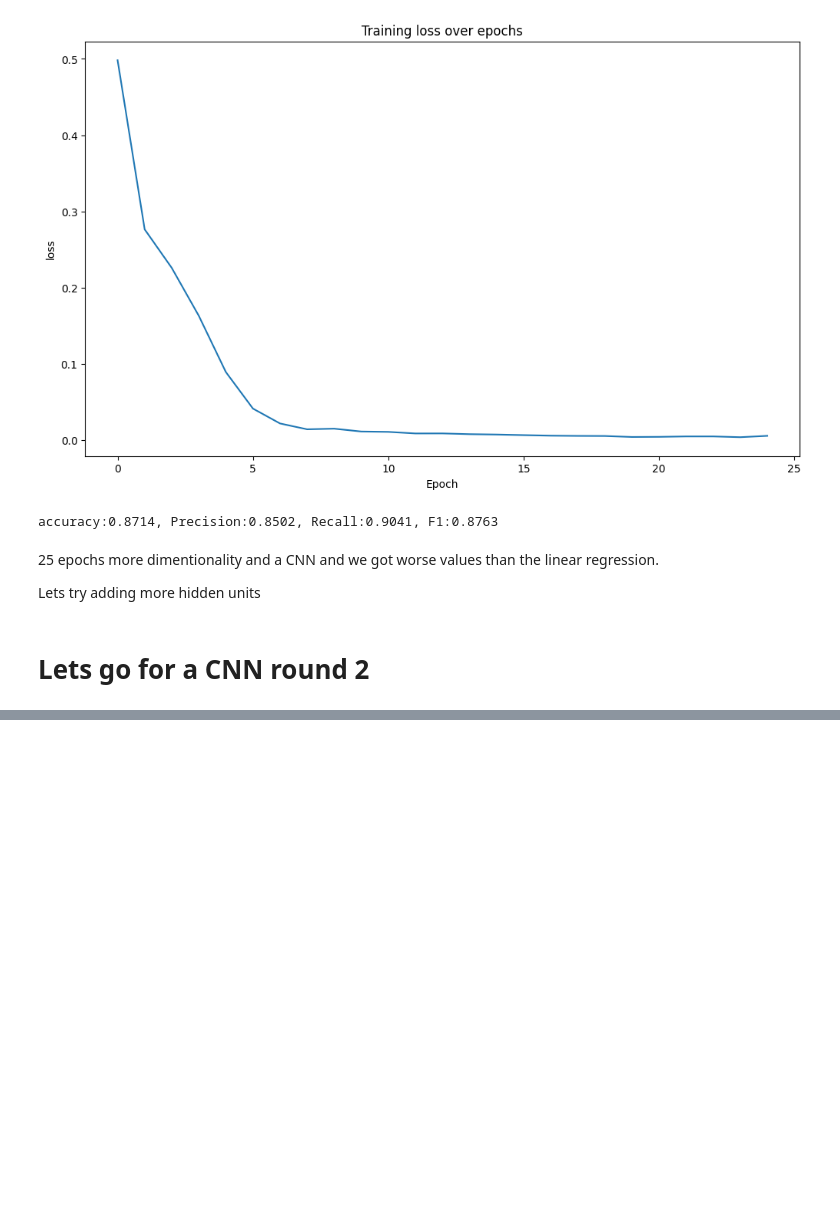
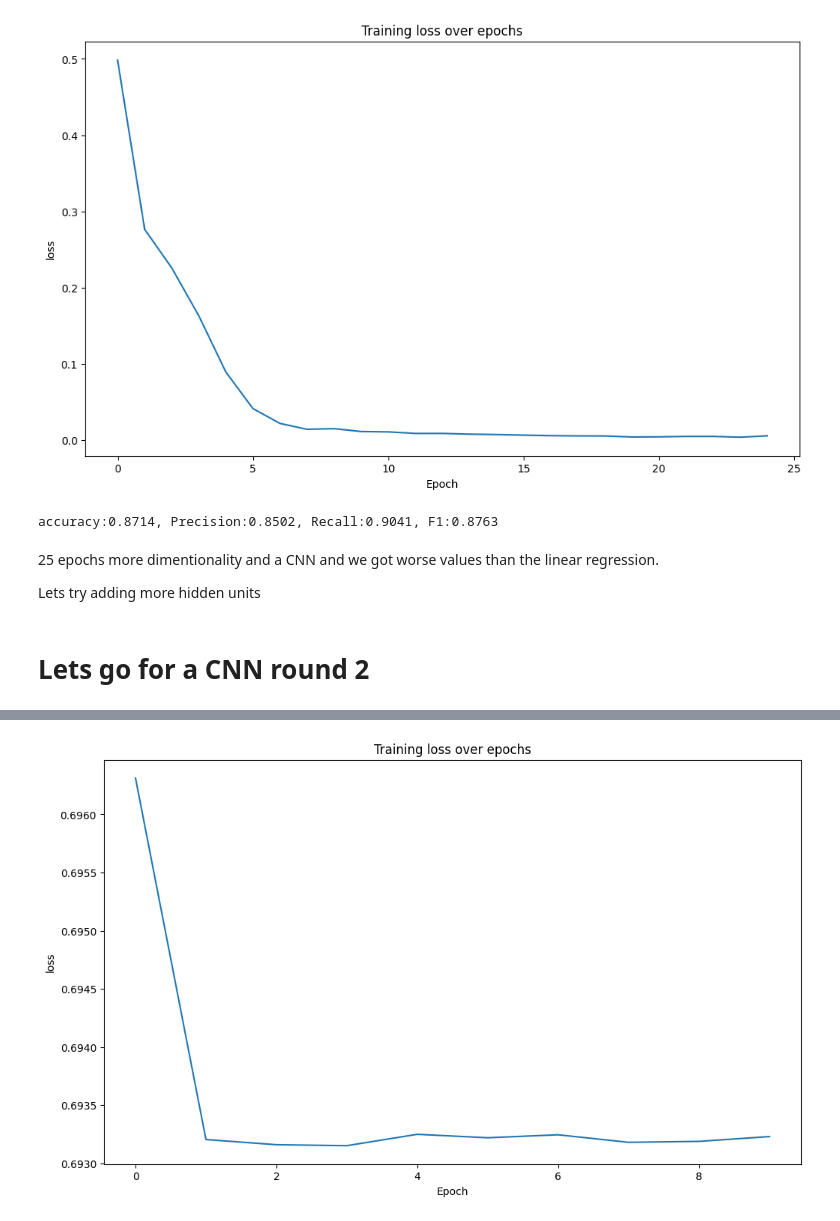
Before and after one commit to jacobrak/NLP_movie_reviews, a Jupyter notebook: IMBD movie review NLP.ipynb, the cells around one changed output, grey strips where cells are left out. Cells and saved outputs as stored; diff of their text form; code cells hidden in the pictures; blank space fills up the shorter version.

```diff
--- a/IMBD movie review NLP.ipynb
+++ b/IMBD movie review NLP.ipynb
@@ -526,9 +526,8 @@ Lets try adding more hidden units
 # %% [markdown]
 # Lets go for a CNN round 2
 # %%
-drop_out_rate = 0.2
 output_shape = 1 # binary 0 , 1
-hiddenunits = 24
+hiddenunits = 20
 input_shape = 10000
 # %%
 vectorizer = TfidfVectorizer(max_features=10000)
@@ -569,7 +568,6 @@ class CNN2(nn.Module):
             nn.Flatten(),
             nn.Linear(self.fc_input_size, 128),
             nn.ReLU(),
-            nn.Dropout(p=drop_out_rate),
             nn.Linear(128, output_shape)
         )
 
@@ -589,8 +587,9 @@ class CNN2(nn.Module):
         x = self.connected(x)
         return x
 # %%
+import torch
 model3 = CNN2(output_shape=output_shape, input_shape=input_shape, hidden_units=hiddenunits, drop_out_rate=drop_out_rate).to(device)
-optimizer = optim.Adam(model3.parameters(), lr=0.001)
+optimizer = torch.optim.Adam(model3.parameters(), lr=0.001)
 loss_fn = nn.BCEWithLogitsLoss()
 epoch_losses = train_loop(model3, 10, loss_fn, optimizer)
 # %% [output]
@@ -598,0 +598,4 @@ KeyboardInterrupt:
+# %%
+plot_epoch_losses(epoch_losses)
+# %% [output]
+[figure, added]
```
Also changed, not shown: parts of 4 cells of this notebook.
